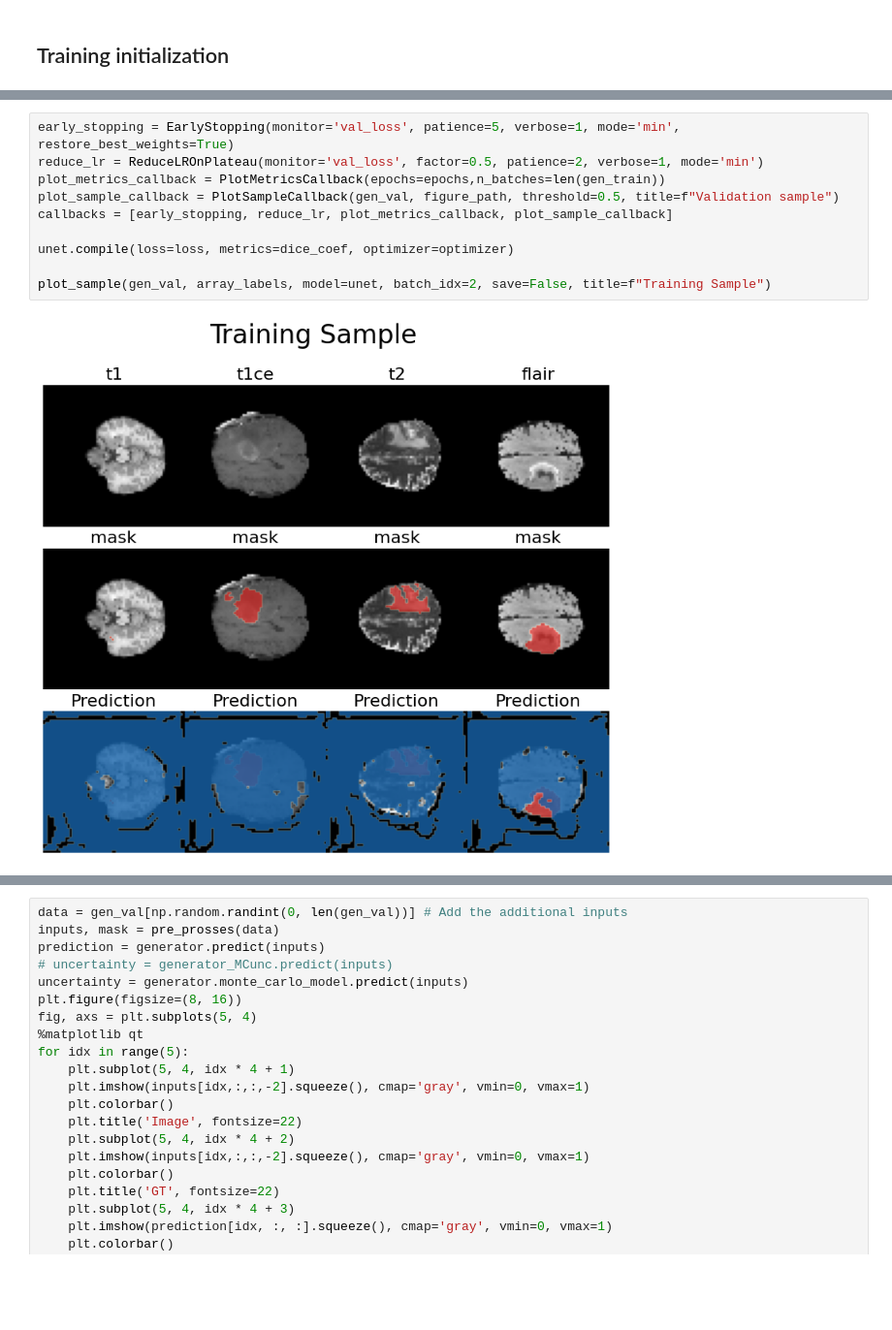
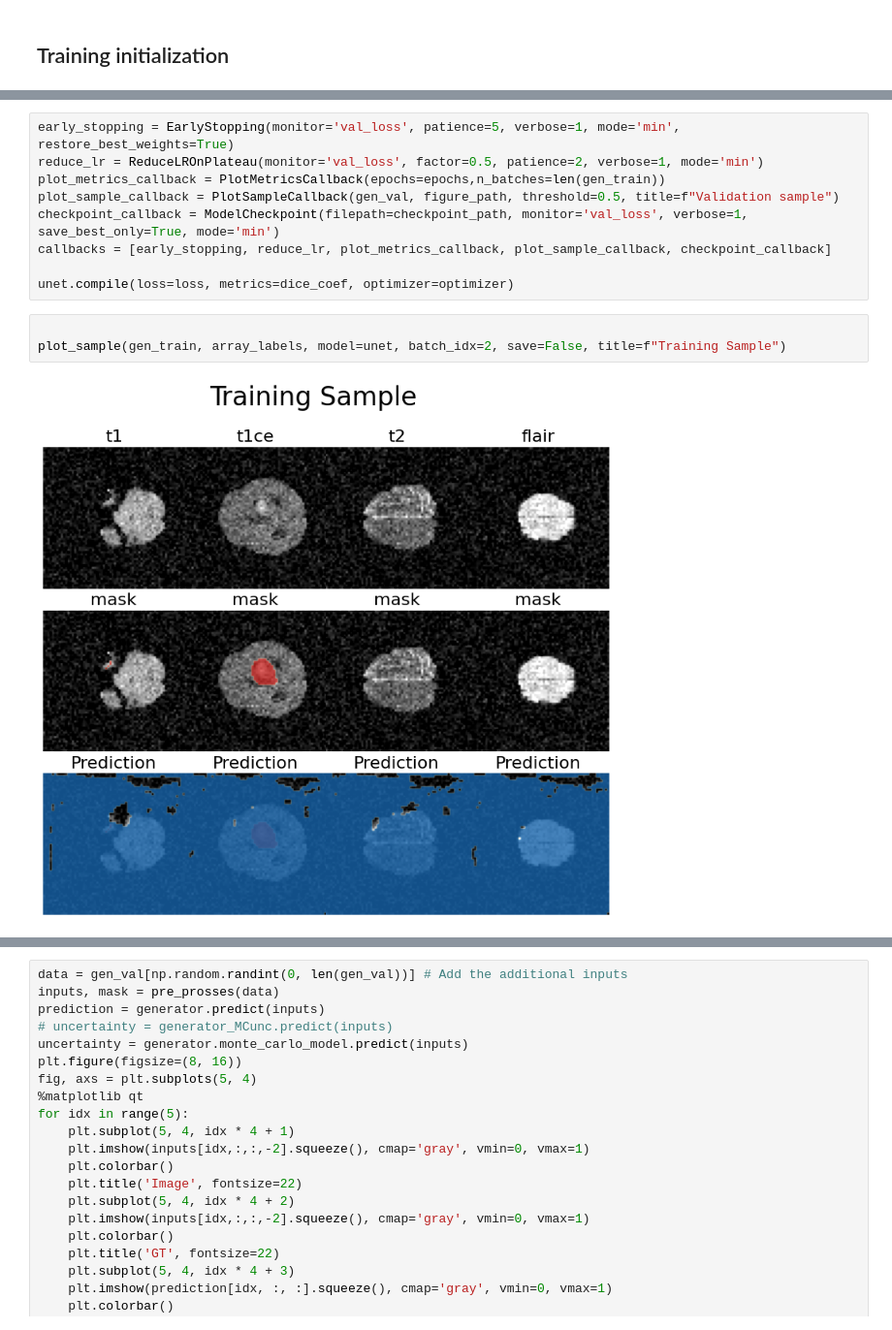
Before and after one commit to Tottowich/AppliedDL-project, a Jupyter notebook: project_nb.ipynb, the cells around one changed output, grey strips where cells are left out. Shown at 97% size. Cells and saved outputs as stored; diff of their text form; blank space fills up the shorter version.

```diff
--- a/project_nb.ipynb
+++ b/project_nb.ipynb
@@ -194,13 +180,15 @@ early_stopping = EarlyStopping(monitor='val_loss', patience=5, verbose=1, mode='
 reduce_lr = ReduceLROnPlateau(monitor='val_loss', factor=0.5, patience=2, verbose=1, mode='min')
 plot_metrics_callback = PlotMetricsCallback(epochs=epochs,n_batches=len(gen_train))
 plot_sample_callback = PlotSampleCallback(gen_val, figure_path, threshold=0.5, title=f"Validation sample")
-callbacks = [early_stopping, reduce_lr, plot_metrics_callback, plot_sample_callback]
+checkpoint_callback = ModelCheckpoint(filepath=checkpoint_path, monitor='val_loss', verbose=1, save_best_only=True, mode='min')
+callbacks = [early_stopping, reduce_lr, plot_metrics_callback, plot_sample_callback, checkpoint_callback]
 
 unet.compile(loss=loss, metrics=dice_coef, optimizer=optimizer)
-
-plot_sample(gen_val, array_labels, model=unet, batch_idx=2, save=False, title=f"Training Sample")
-# %% [output]
-[figure, removed]
+# %%
+
+plot_sample(gen_train, array_labels, model=unet, batch_idx=2, save=False, title=f"Training Sample")
+# %% [output]
+[figure, added]
 # %%
 history = unet.fit(gen_train, epochs=epochs, validation_data=gen_val, verbose=1, callbacks=callbacks)
 # %% [output]
```
Also changed, not shown: parts of 22 cells of this notebook, 28 other files.
